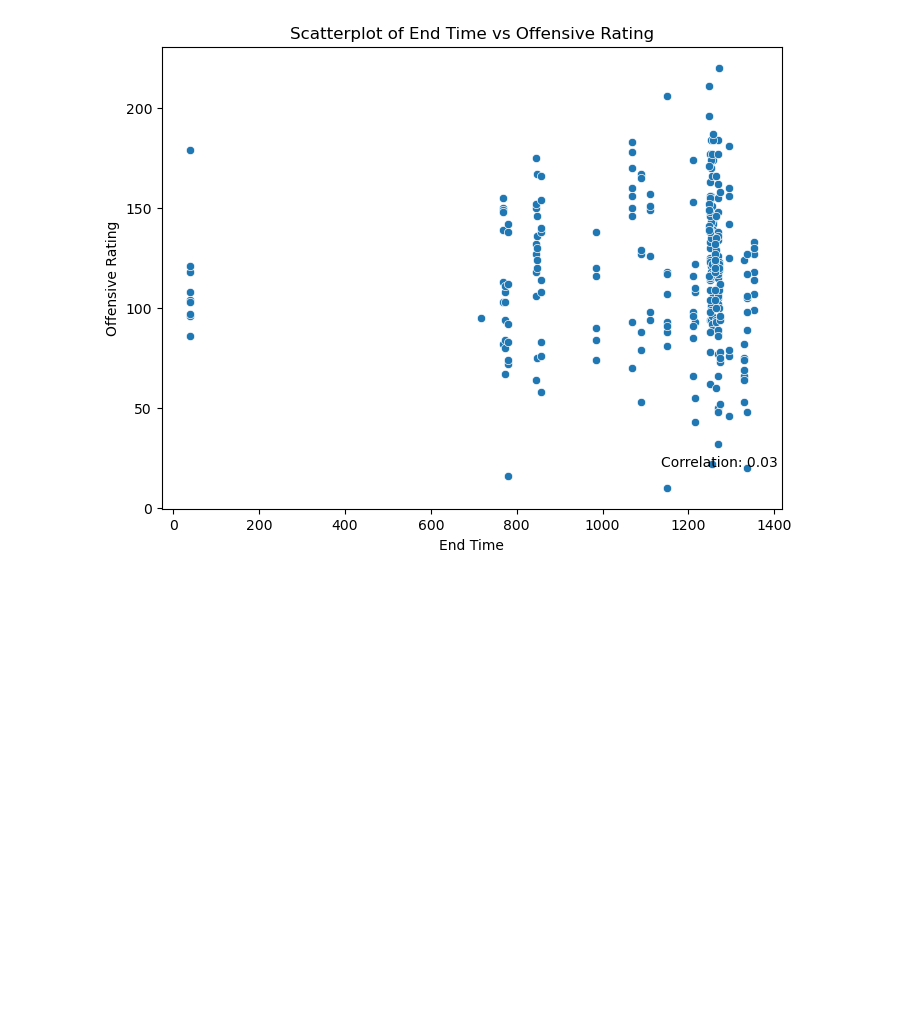
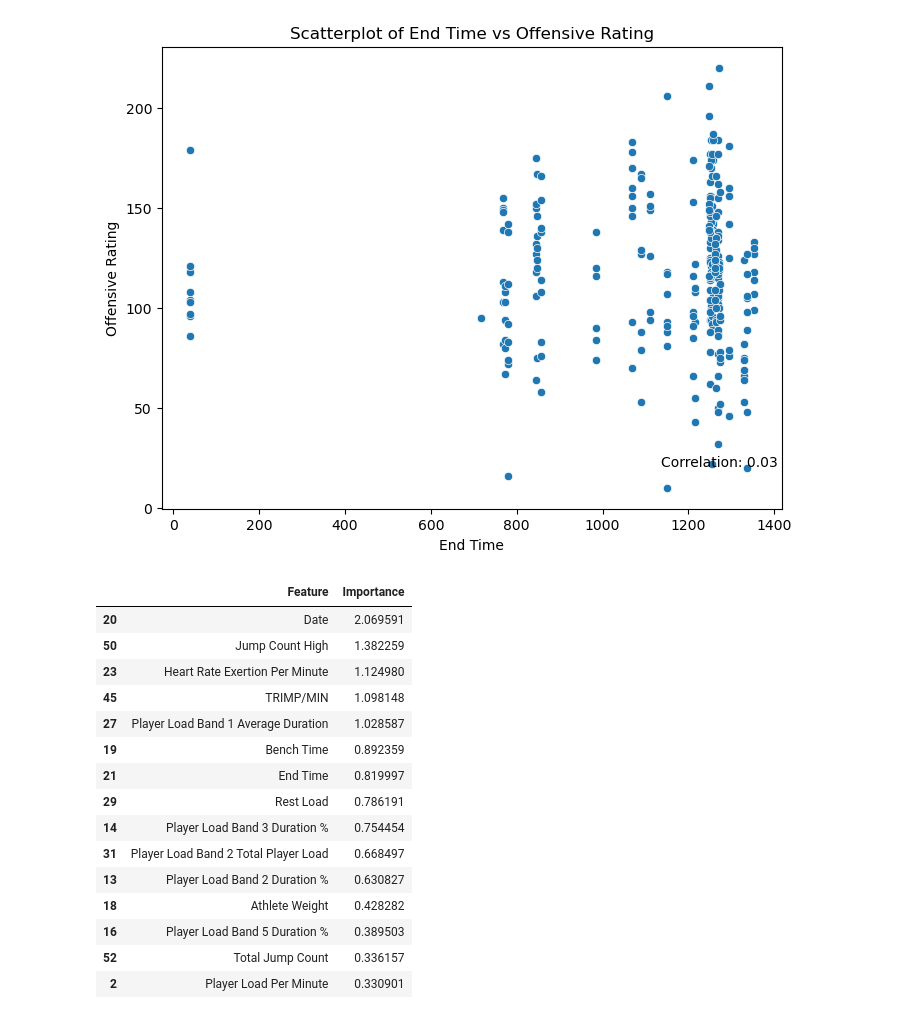
Before and after one commit to carsonp4/BYU-Stat486-BYUB, a Jupyter notebook: modeling.ipynb, the cells around one changed output. Saved outputs shown, nothing was run; the diff lists cells and outputs as text; code cells hidden in the pictures; blank space fills up the shorter version.

Commit message:
Add Shap and NN

```diff
--- a/modeling.ipynb
+++ b/modeling.ipynb
@@ -517,3 +585,37 @@ for feature in top_features.index:
 [figure]
 [figure]
 [figure]
+# %%
+import shap
+
+# Initialize the SHAP explainer with the fitted model and training data
+explainer = shap.Explainer(rf_best_model, X_train)
+
+# Calculate SHAP values for the test data
+shap_values = explainer.shap_values(X_test)
+
+# Calculate feature importance using mean absolute SHAP values
+feature_importance = np.abs(shap_values).mean(axis=0)
+
+# Create a DataFrame to display feature importance
+importance_df = pd.DataFrame(list(zip(X_train.columns, feature_importance)), columns=['Feature', 'Importance'])
+importance_df = importance_df.sort_values(by='Importance', ascending=False)
+
+importance_df.head(15)
+# %% [output]
+|  | Feature | Importance |
+| 20 | Date | 2.069591 |
+| 50 | Jump Count High | 1.382259 |
+| 23 | Heart Rate Exertion Per Minute | 1.124980 |
+| 45 | TRIMP/MIN | 1.098148 |
+| 27 | Player Load Band 1 Average Duration | 1.028587 |
+| 19 | Bench Time | 0.892359 |
+| 21 | End Time | 0.819997 |
+| 29 | Rest Load | 0.786191 |
+| 14 | Player Load Band 3 Duration % | 0.754454 |
+| 31 | Player Load Band 2 Total Player Load | 0.668497 |
+| 13 | Player Load Band 2 Duration % | 0.630827 |
+| 18 | Athlete Weight | 0.428282 |
+| 16 | Player Load Band 5 Duration % | 0.389503 |
+| 52 | Total Jump Count | 0.336157 |
+| 2 | Player Load Per Minute | 0.330901 |
```
Also changed, not shown: parts of 6 cells of this notebook.
